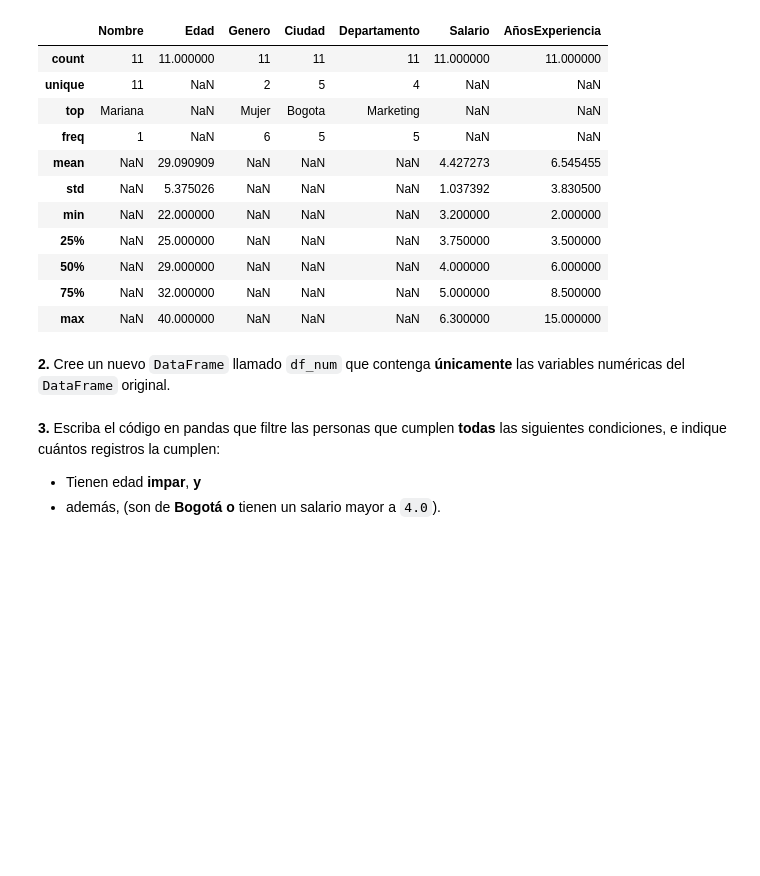
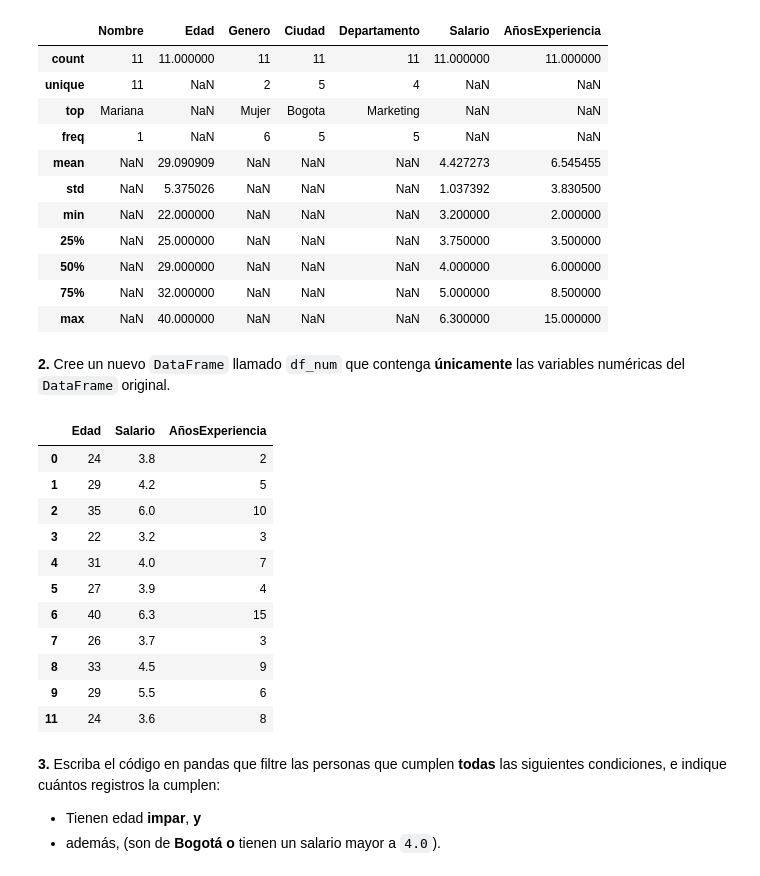
Before and after one commit to Joelcantor/aprendiendo_git_hub, a Jupyter notebook: Taller_Preparcial_Seccion3_Pandas.ipynb, the cells around one changed output. Saved outputs shown, nothing was run; the diff lists cells and outputs as text; code cells hidden in the pictures; blank space fills up the shorter version.

```diff
--- a/Taller_Preparcial_Seccion3_Pandas.ipynb
+++ b/Taller_Preparcial_Seccion3_Pandas.ipynb
@@ -206,7 +206,21 @@ df.describe(include='all')
 # %% [markdown]
 **2.** Cree un nuevo `DataFrame` llamado `df_num` que contenga **únicamente** las variables numéricas del `DataFrame` original.
 # %%
-df_num=
+df_num=df.select_dtypes(include=["number"])
+df_num
+# %% [output]
+|  | Edad | Salario | AñosExperiencia |
+| 0 | 24 | 3.8 | 2 |
+| 1 | 29 | 4.2 | 5 |
+| 2 | 35 | 6.0 | 10 |
+| 3 | 22 | 3.2 | 3 |
+| 4 | 31 | 4.0 | 7 |
+| 5 | 27 | 3.9 | 4 |
+| 6 | 40 | 6.3 | 15 |
+| 7 | 26 | 3.7 | 3 |
+| 8 | 33 | 4.5 | 9 |
+| 9 | 29 | 5.5 | 6 |
+| 11 | 24 | 3.6 | 8 |
 # %% [markdown]
 **3.** Escriba el código en pandas que filtre las personas que cumplen **todas** las siguientes condiciones, e indique cuántos registros la cumplen:
 
```
